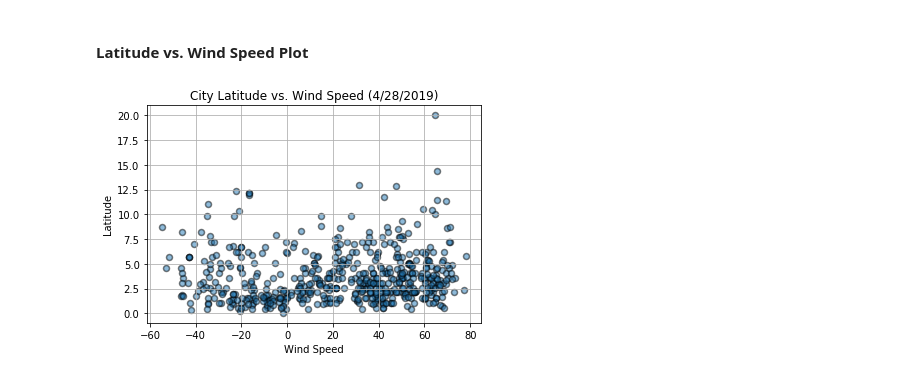
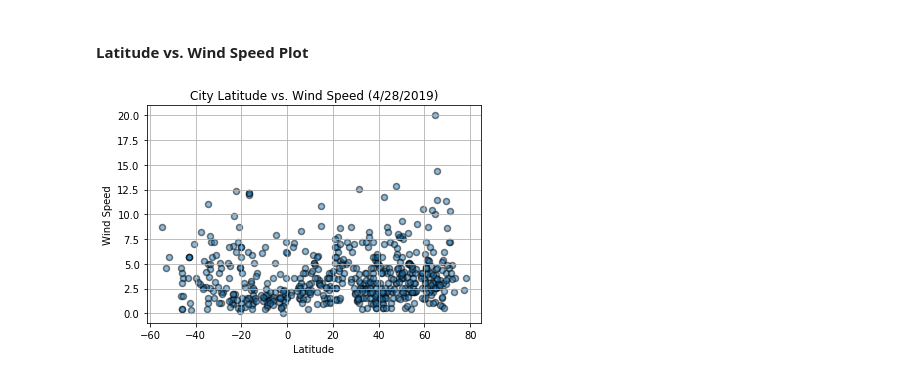
Before and after one commit to Zakisalim/PythonAPI, a Jupyter notebook: WeatherPy.ipynb, the cells around one changed output. Cells and saved outputs as stored; diff of their text form; code cells hidden in the pictures.

```diff
--- a/WeatherPy.ipynb
+++ b/WeatherPy.ipynb
@@ -143,10 +143,10 @@ plt.show()
 # %%
 plt.scatter(city_weather['Lat'], city_weather['Wind Speed'], marker="o", alpha=0.5, edgecolors="black", linewidths=1.5)
 plt.title("City Latitude vs. Wind Speed (4/28/2019)")
-plt.xlabel("Wind Speed")
-plt.ylabel("Latitude")
+plt.xlabel("Latitude")
+plt.ylabel("Wind Speed")
 plt.savefig("latitude_winspeed.png")
 plt.grid(True)
 plt.show()
 # %% [output]
-[figure, old version]
+[figure, new version]
```
